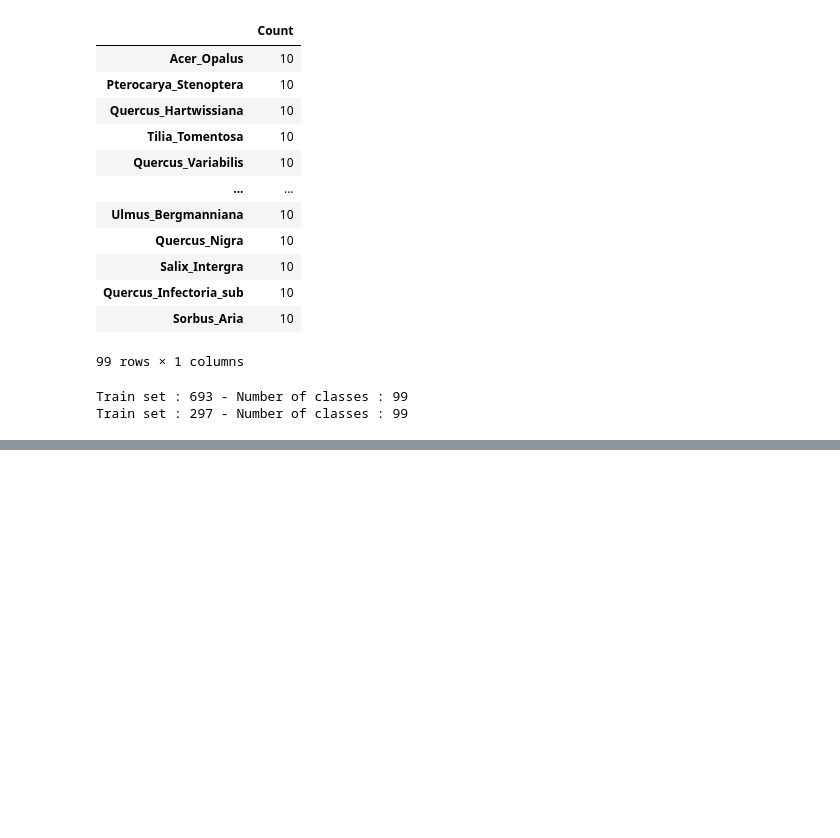
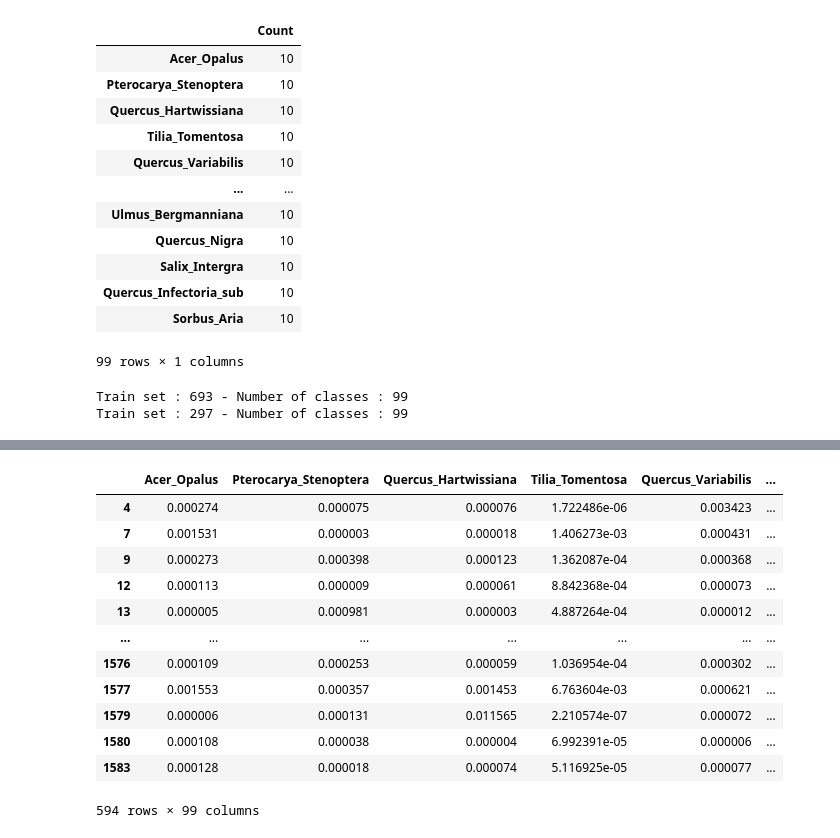
Before and after one commit to darhal/IFT603-LearningTechniques, a Jupyter notebook: Project/workspace.ipynb, the cells around one changed output, grey strips where cells are left out. Cells and saved outputs as stored; diff of their text form; code cells hidden in the pictures; blank space fills up the shorter version.

Commit message:
More fine tunning + added creation of submission file

```diff
--- a/Project/workspace.ipynb
+++ b/Project/workspace.ipynb
@@ -212,0 +232,33 @@ mt.test(dataset, train_set, test_set)
+# %%
+from models.Models import *
+
+# Load Data
+test_dl = DataLoader("data/test.csv", class_col_name="id")
+test_dl.load()
+submission_set = test_dl.get_dataset()
+
+lc = LogisticClassifier(stand_trans=True)
+lc.train(dataset)
+
+probs, classes = lc.predict_probs(submission_set.features)
+df = pd.DataFrame(
+    data=probs,
+    columns=dl.classes,
+    index=test_dl.classes
+)
+display(df)
+df.to_csv("submissions/logi_submission.csv", index_label="id")
+# %% [output]
+|  | Acer_Opalus | Pterocarya_Stenoptera | Quercus_Hartwissiana | Tilia_Tomentosa | Quercus_Variabilis | ... |
+| 4 | 0.000274 | 0.000075 | 0.000076 | 1.722486e-06 | 0.003423 | ... |
+| 7 | 0.001531 | 0.000003 | 0.000018 | 1.406273e-03 | 0.000431 | ... |
+| 9 | 0.000273 | 0.000398 | 0.000123 | 1.362087e-04 | 0.000368 | ... |
+| 12 | 0.000113 | 0.000009 | 0.000061 | 8.842368e-04 | 0.000073 | ... |
+| 13 | 0.000005 | 0.000981 | 0.000003 | 4.887264e-04 | 0.000012 | ... |
+| ... | ... | ... | ... | ... | ... | ... |
+| 1576 | 0.000109 | 0.000253 | 0.000059 | 1.036954e-04 | 0.000302 | ... |
+| 1577 | 0.001553 | 0.000357 | 0.001453 | 6.763604e-03 | 0.000621 | ... |
+| 1579 | 0.000006 | 0.000131 | 0.011565 | 2.210574e-07 | 0.000072 | ... |
+| 1580 | 0.000108 | 0.000038 | 0.000004 | 6.992391e-05 | 0.000006 | ... |
+| 1583 | 0.000128 | 0.000018 | 0.000074 | 5.116925e-05 | 0.000077 | ... |
+594 rows × 99 columns
```
Also changed, not shown: parts of 8 cells of this notebook, 15 other files.
